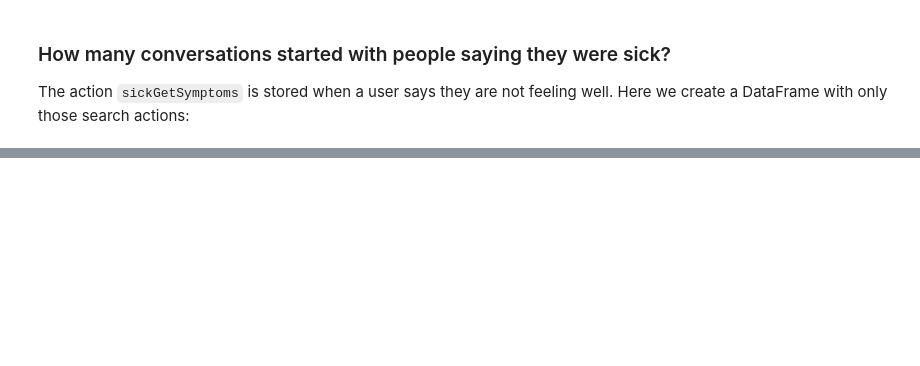
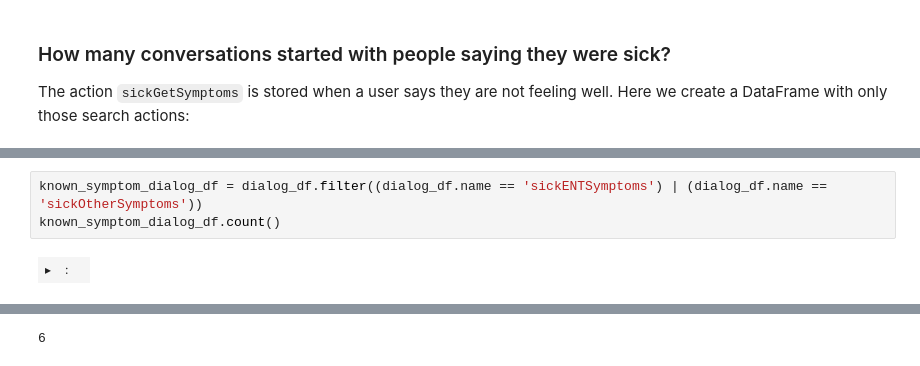
Before and after one commit to ibm-watson-data-lab/cbf-chatbot-workshop, a Jupyter notebook: part3/notebook/ChatAnalysis-CBF-NYC.ipynb, the cells around one changed output, grey strips where cells are left out. Cells and saved outputs as stored; diff of their text form; blank space fills up the shorter version.

```diff
--- a/part3/notebook/ChatAnalysis-CBF-NYC.ipynb
+++ b/part3/notebook/ChatAnalysis-CBF-NYC.ipynb
@@ -96,0 +179,5 @@ sick_dialog_df.count()
+# %%
+known_symptom_dialog_df = dialog_df.filter((dialog_df.name == 'sickENTSymptoms') | (dialog_df.name == 'sickOtherSymptoms'))
+known_symptom_dialog_df.count()
+# %% [output]
+| ▸ | : |  |
@@ -96,0 +185 @@ sick_dialog_df.count()
+6
```
Also changed, not shown: parts of 34 cells of this notebook.
